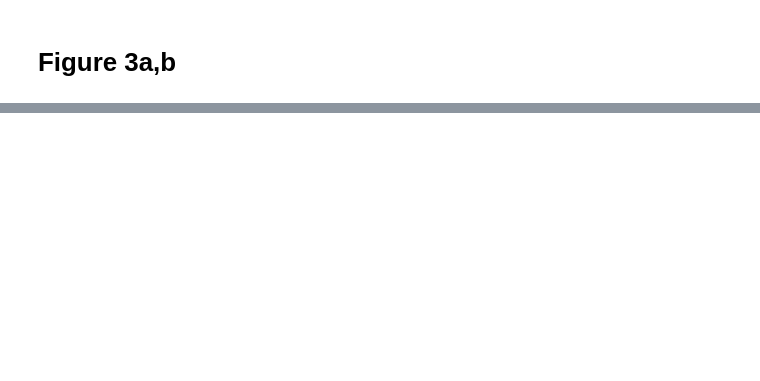
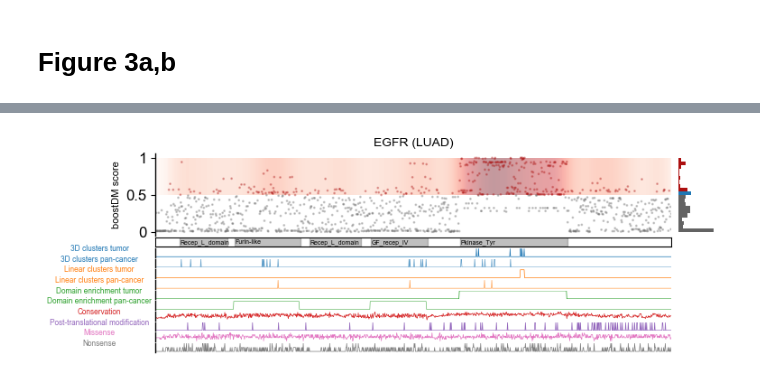
Before and after one commit to bbglab/boostdm-analyses, a Jupyter notebook: Figure3/display_panels_Figure3_ferran.ipynb, the cells around one changed output, grey strips where cells are left out. Cells and saved outputs as stored; diff of their text form; code cells hidden in the pictures; blank space fills up the shorter version.

Commit message:
UPDATE: figure 3

```diff
--- a/Figure3/display_panels_Figure3_ferran.ipynb
+++ b/Figure3/display_panels_Figure3_ferran.ipynb
@@ -29,0 +32,4 @@ plot_blueprint('TP53', 'COREAD')
+# %%
+plot_blueprint('EGFR', 'LUAD')
+# %% [output]
+[figure, added]
```
Also changed, not shown: parts of 6 cells of this notebook, 1 other file.
